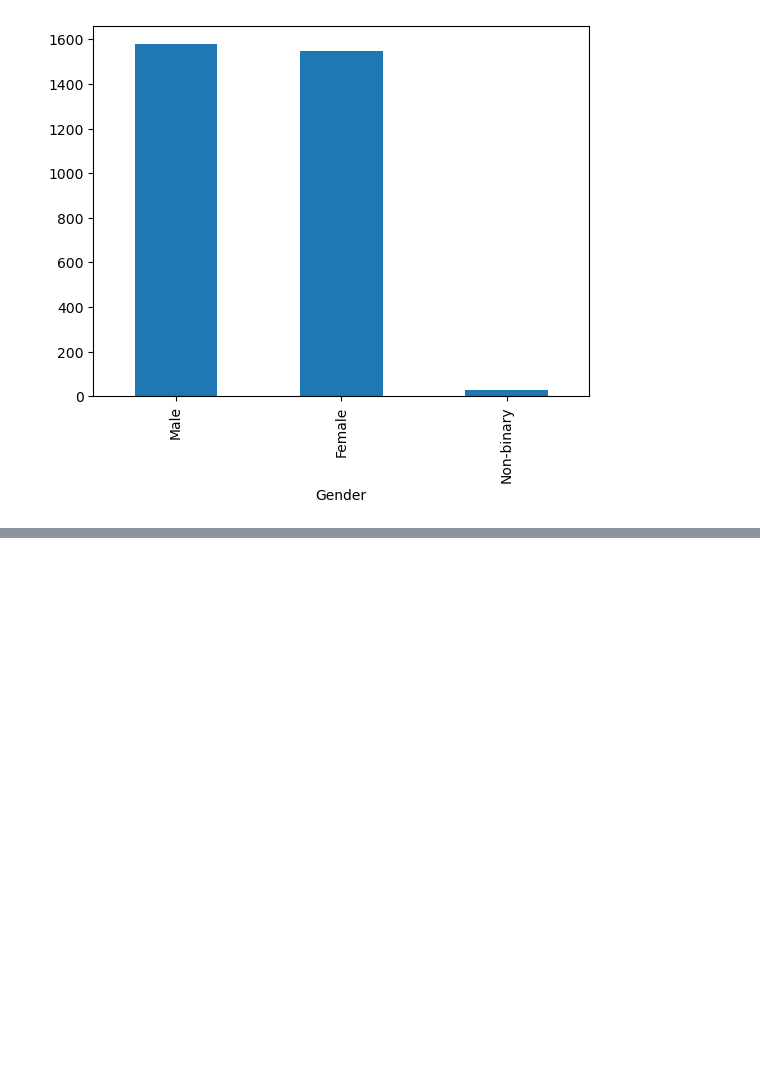
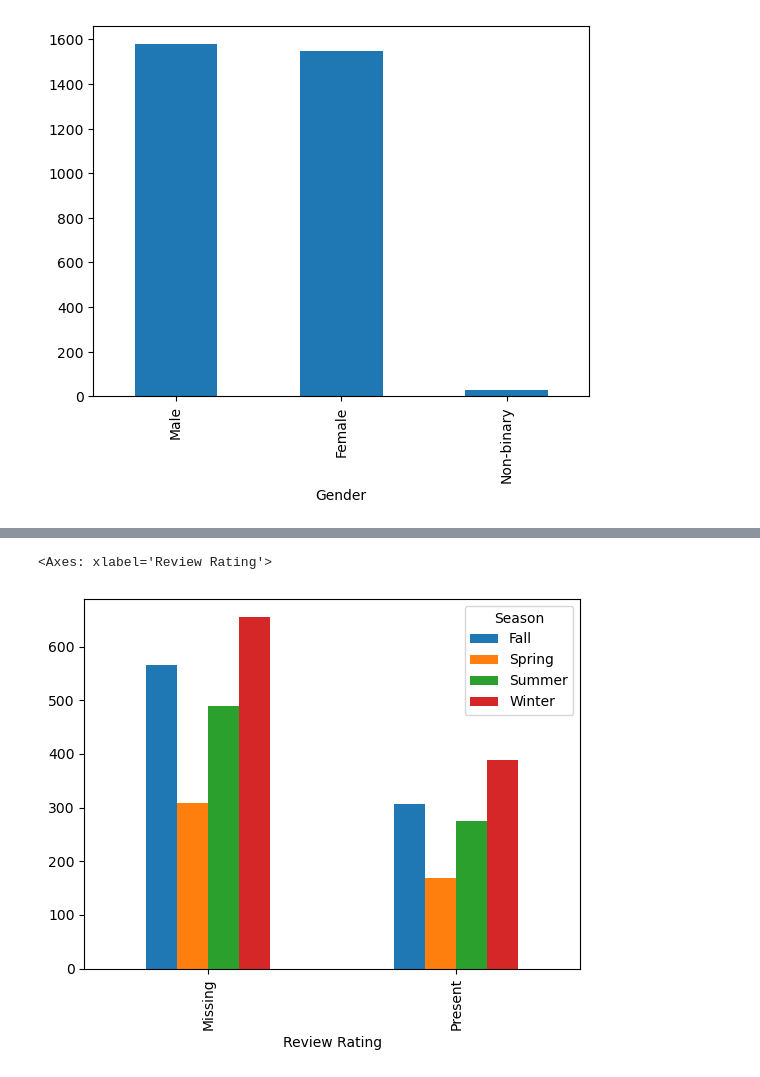
Before and after one commit to snalepa11/shopping-behavior-, a Jupyter notebook: explore.ipynb, the cells around one changed output, grey strips where cells are left out. Cells and saved outputs as stored; diff of their text form; code cells hidden in the pictures; blank space fills up the shorter version.

```diff
--- a/explore.ipynb
+++ b/explore.ipynb
@@ -144,0 +223,12 @@ data['Gender'].value_counts().plot.bar()
+# %%
+pivot_reviews_by_season = data.pivot_table(
+    values='Purchase Amount (USD)',
+    index='Review Rating',
+    columns='Season',
+    aggfunc='count',
+    fill_value=0
+)
+pivot_reviews_by_season.plot.bar()
+# %% [output]
+<Axes: xlabel='Review Rating'>
+[figure, added]
```
Also changed, not shown: parts of 8 cells of this notebook, 1 other file.
